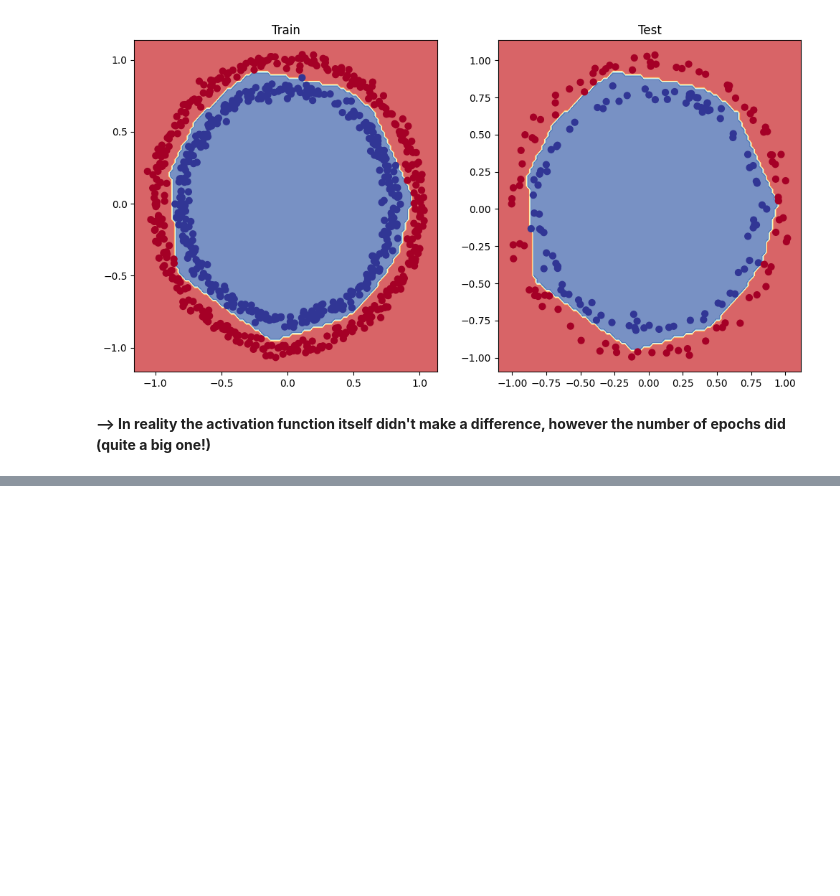
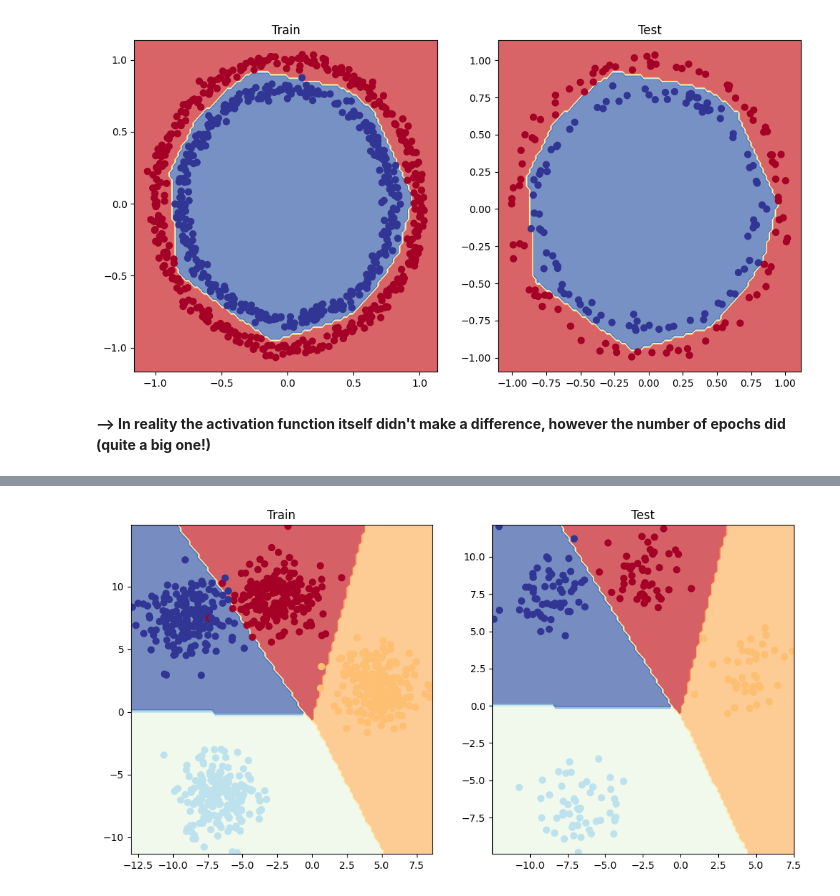
Before and after one commit to Fares-pr0g/ML-journey-ep-2-Experimenting-with-NN-s-in-PyTorch, a Jupyter notebook: Learning_PyTorch02.ipynb, the cells around one changed output, grey strips where cells are left out. Saved outputs shown, nothing was run; the diff lists cells and outputs as text; code cells hidden in the pictures; blank space fills up the shorter version.

```diff
--- a/Learning_PyTorch02.ipynb
+++ b/Learning_PyTorch02.ipynb
@@ -382,0 +412,23 @@ plot_decision_boundary(Model_2, X_test, y_test)
+# %%
+# Let's build a multi-class classification model
+from torch import nn
+
+class BlobModel(nn.Module):
+
+  def __init__(self, input_features, output_features, hidden_units=8):
+    super().__init__()
+
+    self.linear_stack= nn.Sequential(
+        nn.Linear(in_features=input_features, out_features=hidden_units),
+        nn.Linear(in_features=hidden_units, out_features=hidden_units),
+        nn.Linear(in_features=hidden_units, out_features=output_features)
+    )
+
+  def forward(self, X):
+    return self.linear_stack(X)
+
+torch.manual_seed(42)
+Model_4= BlobModel(input_features=2,
+                   output_features=4,
+                   hidden_units=8)
+Model_4
@@ -382,0 +443,4 @@ plot_decision_boundary(Model_2, X_test, y_test)
+# %%
+# loss funct & optimizer
+loss_fn= nn.CrossEntropyLoss()
+optimizer_4= torch.optim.SGD(params=Model_4.parameters(), lr=0.1)
@@ -382,0 +505,10 @@ plot_decision_boundary(Model_2, X_test, y_test)
+# %%
+plt.figure(figsize=(12, 6))
+plt.subplot(1, 2, 1)
+plt.title("Train")
+plot_decision_boundary(Model_4, X_blob_train, y_blob_train)
+plt.subplot(1, 2, 2)
+plt.title("Test")
+plot_decision_boundary(Model_4, X_blob_test, y_blob_test)
+# %% [output]
+[figure, added]
```
Also changed, not shown: parts of 4 cells of this notebook.
